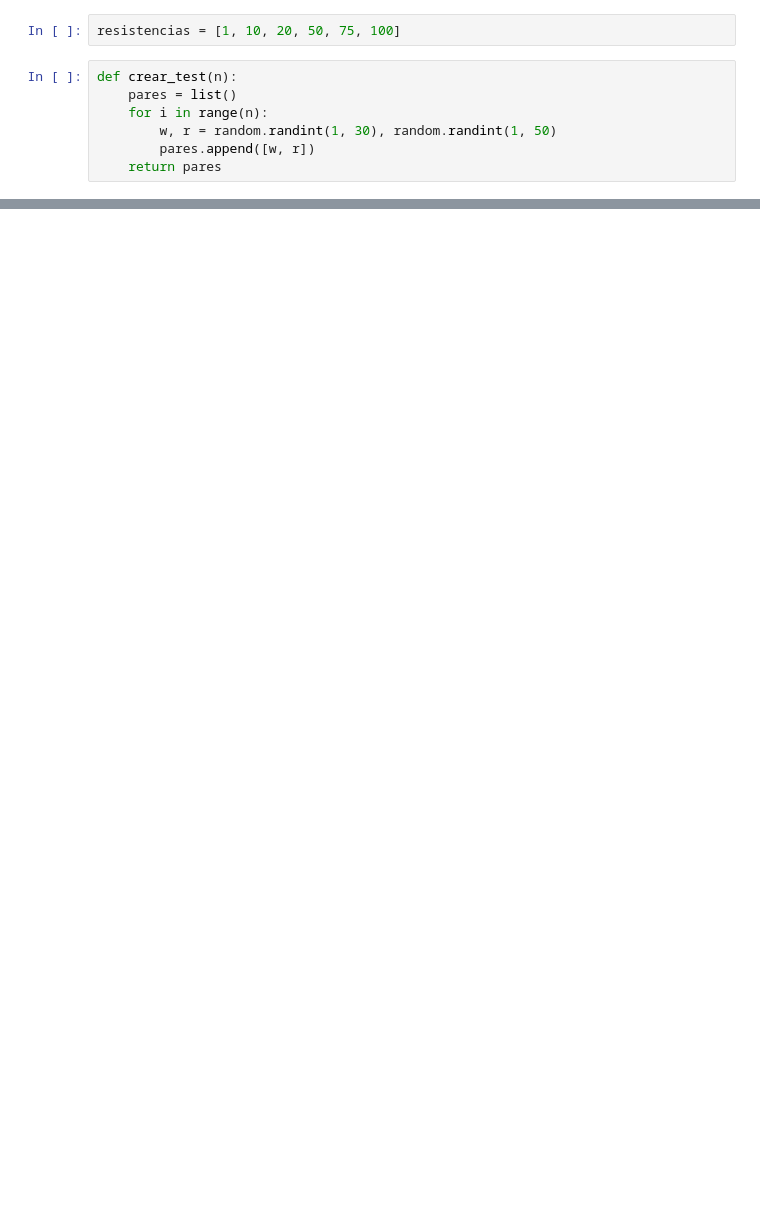
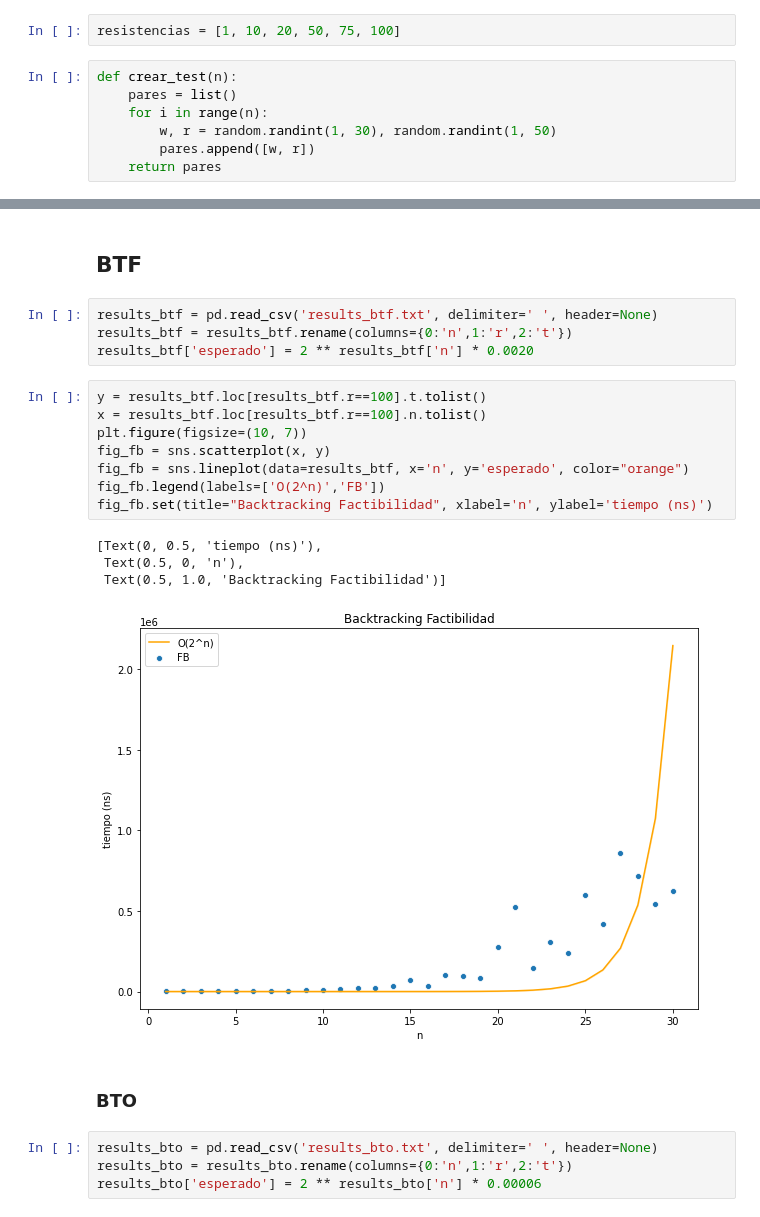
Before and after one commit to pablolp99/tp1-algo3, a Jupyter notebook: tp1-ayed3-notebook.ipynb, the cells around one changed output, grey strips where cells are left out. Saved outputs shown, nothing was run; the diff lists cells and outputs as text; blank space fills up the shorter version.

```diff
--- a/tp1-ayed3-notebook.ipynb
+++ b/tp1-ayed3-notebook.ipynb
@@ -34,0 +48,25 @@ len(resistencias) * len(ns_bajos+ns_altos)
+# %% [markdown]
+## BTF
+# %%
+results_btf = pd.read_csv('results_btf.txt', delimiter=' ', header=None)
+results_btf = results_btf.rename(columns={0:'n',1:'r',2:'t'})
+results_btf['esperado'] = 2 ** results_btf['n'] * 0.0020
+# %%
+y = results_btf.loc[results_btf.r==100].t.tolist()
+x = results_btf.loc[results_btf.r==100].n.tolist()
+plt.figure(figsize=(10, 7))
+fig_fb = sns.scatterplot(x, y)
+fig_fb = sns.lineplot(data=results_btf, x='n', y='esperado', color="orange")
+fig_fb.legend(labels=['O(2^n)','FB'])
+fig_fb.set(title="Backtracking Factibilidad", xlabel='n', ylabel='tiempo (ns)')
+# %% [output]
+[Text(0, 0.5, 'tiempo (ns)'),
+ Text(0.5, 0, 'n'),
+ Text(0.5, 1.0, 'Backtracking Factibilidad')]
+[figure, added]
+# %% [markdown]
+### BTO
+# %%
+results_bto = pd.read_csv('results_bto.txt', delimiter=' ', header=None)
+results_bto = results_bto.rename(columns={0:'n',1:'r',2:'t'})
+results_bto['esperado'] = 2 ** results_bto['n'] * 0.00006
```
Also changed, not shown: parts of 13 cells of this notebook, 6 other files.
